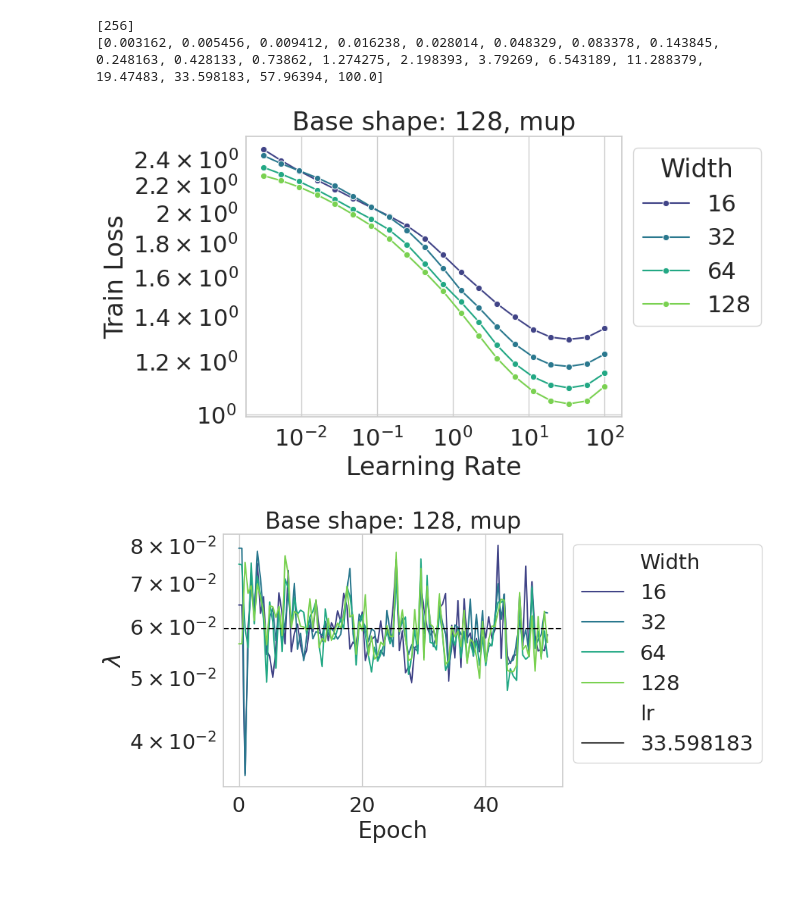
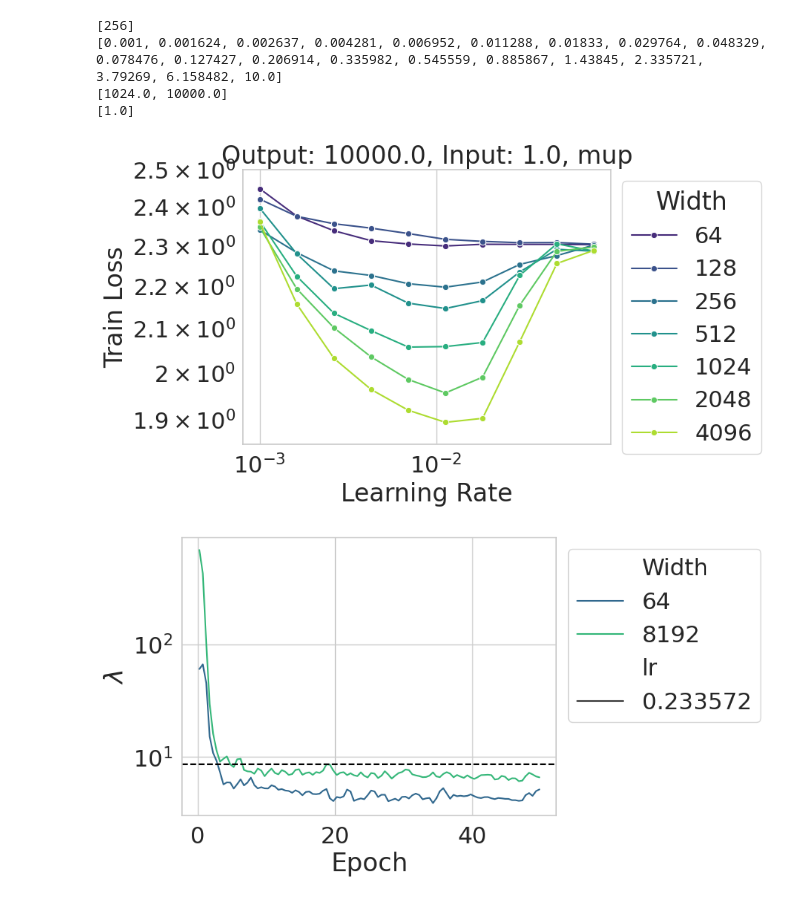
Before and after one commit to lorenzonoci/nn_large_depth_width_landscape, a Jupyter notebook: visualize.ipynb, the cells around one changed output. Saved outputs shown, nothing was run; the diff lists cells and outputs as text; code cells hidden in the pictures.

```diff
--- a/visualize.ipynb
+++ b/visualize.ipynb
@@ -1,4 +1,5 @@
 # %%
+#base_shape_ablation_base_shape_32
 import torch
 import os
 import numpy as np
@@ -95,6 +96,8 @@ def get_data(folder_path, param, epoch=49):
             d = add_metadata(fp, d)
             d["name"] = fp
             d['seed'] = args_file['seed']
+            d['output_mult'] = args_file['output_mult']
+            d['input_mult'] = args_file['input_mult']
             d['base_shape'] = args_file['base_shape']
             final_d.append(d)
     return final_d
@@ -135,6 +138,8 @@ def loss_curves(run_ds, train=True, acc=True):
         loss_d["gamma_zero"] = d["gamma_zero"]
         loss_d["k_layers"] = d["k_layers"]
         loss_d["batch_size"] = d["batch_size"]
+        loss_d["output_mult"] = d["output_mult"]
+        loss_d["input_mult"] = d["input_mult"]
         ds.append(loss_d)
         # except KeyError:
             # continue
@@ -144,7 +149,7 @@ def get_metrics_df(run_ds, metric):
     for d in run_ds:
         try:
             d[metric] = d['metrics'][metric][-1]
-            d = {k: d[k] for k in (metric, 'lr', 'base_shape', 'width_mult', 'depth_mult', 'mup_depth', 'norm', 'gamma_zero', 'beta', 'k_layers', 'batch_size', 'seed')}
+            d = {k: d[k] for k in (metric, 'input_mult', 'lr', 'output_mult', 'base_shape', 'width_mult', 'depth_mult', 'mup_depth', 'norm', 'gamma_zero', 'beta', 'k_layers', 'batch_size', 'seed')}
             ds.append(d)
         except KeyError as e:
             print(e)
@@ -154,63 +159,92 @@ def get_metrics_df(run_ds, metric):
 sns.set_palette(sns.color_palette("viridis", n_colors=5))
 sns.set_theme(style="whitegrid", font_scale=2.0, palette=sns.color_palette("viridis", n_colors=5))
 n_epochs = 49
-folder_path = "/home/ameterez/work/icml2024/rebuttal/base_shape_ablation"
+folder_path = "/home/ameterez/work/icml2024/rebuttal/base_shape_ablation_base_shape_32_with_small_output_multiplier_input_smaller_net_relu2"
 metric = "train_loss"
 parameterization = 'mup'
 run_ds = get_data(folder_path, param=parameterization, epoch=n_epochs)
 df = loss_curves(run_ds, acc=False).reset_index()
 # df = df[df['Width'] <= 64]
+df["Epoch"] = df["step"] / max(df["step"]) * (n_epochs+1)
+
 
 lrs = sorted(df.lr.unique())
 batchsizes = sorted(df.batch_size.unique())
 base_shapes = sorted(df.base_shape.unique())
+output_multipliers = sorted(df.output_mult.unique())
+input_multipliers = sorted(df.input_mult.unique())
 print(batchsizes)
 print(lrs)
+print(output_multipliers)
+print(input_multipliers)
 # %% [output]
 [256]
-[0.003162, 0.005456, 0.009412, 0.016238, 0.028014, 0.048329, 0.083378, 0.143845, 0.248163, 0.428133, 0.73862, 1.274275, 2.198393, 3.79269, 6.543189, 11.288379, 19.47483, 33.598183, 57.96394, 100.0]
+[0.001, 0.001624, 0.002637, 0.004281, 0.006952, 0.011288, 0.01833, 0.029764, 0.048329, 0.078476, 0.127427, 0.206914, 0.335982, 0.545559, 0.885867, 1.43845, 2.335721, 3.79269, 6.158482, 10.0]
+[1024.0, 10000.0]
+[1.0]
 # %%
-base = base_shapes[-1]
+base = base_shapes[0]
+output_multiplier = output_multipliers[1]
+input_multiplier = input_multipliers[0]
 df2 = df[df['base_shape'] == base]
-df2 = df2[df2['step'] == df2['step'].max()]
+df2 = df2[df2['output_mult'] == output_multiplier]
+df2 = df2[df2['input_mult'] == input_multiplier]
+df2 = df2[df2['Epoch'] == df2['Epoch'].max()]
+# df2 = df2[df2['Width'].isin([64, 2048])]
+# df2 = df2[df2['lr'] >= 0.1]
+df2 = df2[df2['lr'] <= 0.1]
+# df2 = df2[df2['Epoch'] == 20]
+
 fig, ax = plt.subplots(ncols=1, nrows=1)
-sns.lineplot(df2, x='lr', y='train_loss', hue='Width', ax=ax, marker='o', palette=sns.color_palette("viridis", n_colors=4))
+sns.lineplot(df2, x='lr', y='train_loss', hue='Width', ax=ax, marker='o', palette=sns.color_palette("viridis", n_colors=7))
 sns.move_legend(ax, loc='upper left', bbox_to_anchor=(1, 1))
 ax.set_yscale('log')
 ax.set_xscale('log')
 ax.set_ylabel("Train Loss")
 ax.set_xlabel("Learning Rate")
-ax.set_title(f"Base shape: {base}, {parameterization}")
-# fig.savefig(f"ntp_batch_size_{batch}_transfer.pdf", bbox_inches='tight')
+
+if parameterization == 'sp':
+    parameterization_ = 'ntp'
+else:
+    parameterization_ = parameterization
+ax.set_ylim(bottom=1.85, top=2.5)
+# ax.set_title(f"Base width: {base}, {parameterization_}")
+ax.set_title(f"Output: {output_multiplier}, Input: {input_multiplier}, {parameterization_}")
+# fig.savefig(f"{parameterization_}_base_width_{base}_transfer.pdf", bbox_inches='tight')
 fig.show()
 # %% [output]
-[figure, old version]
+[figure, new version]
 # %%
-# df2 = df.groupby(["Width", "lr", "seed"], as_index=False).rolling(2).mean()
-# df2 = df2[~df2['top_eig'].isna()]
+# learningrates = [lrs[7], lrs[12]]
+learningrates = [lrs[2]]
+df2 = df[df['base_shape'] == base]
+df2 = df2[df2['output_mult'] == output_multiplier]
+df2 = df2[df2['input_mult'] == input_multiplier]
 
-learningrates = [lrs[-3]]
-df2 = df[df['base_shape'] == base]
+df2 = df2[df2['Width'].isin([64, 8192])]
+
+df2 = df2.groupby(["Width", "lr", "seed"], as_index=False).rolling(2).mean()
+df2 = df2[~df2['top_eig'].isna()]
 df2 = df2[df2['lr'].isin(learningrates)]
 
 if parameterization == 'mup':
     df2['top_eig'] *= df['Width'] / base
 
-df2["Epoch"] = df2["step"] / max(df2["step"]) * (n_epochs+1)
-
 fig, ax = plt.subplots(ncols=1, nrows=1)
-sns.lineplot(df2, x='Epoch', y='top_eig', hue='Width', style='lr', ax=ax, palette=sns.color_palette("viridis", n_colors=4))
+sns.lineplot(df2, x='Epoch', y='top_eig', hue='Width', style='lr', ax=ax, palette=sns.color_palette("viridis", n_colors=2))
 sns.move_legend(ax, loc='upper left', bbox_to_anchor=(1, 1))
 ax.set_yscale('log')
 # ax.set_xscale('log')
 ax.set_ylabel(r'$\lambda$')
 # ax.set_xlabel("Step")
 for lrr in learningrates:
     ax.axhline(y=2/lrr, color='black', linestyle='--')
-ax.set_title(f"Base shape: {base}, {parameterization}")
-fig.show()
+# ax.set_title(f"Base width: {base}, {parameterization_}")
+# ax.set_title(f"Multiplier: {multiplier}, {parameterization_}")
+# fig.savefig(f"{parameterization_}_base_width_{base}_sharpness.pdf", bbox_inches='tight')
+# fig.show()
 # %% [output]
-[figure, old version]
+[figure, new version]
 # %%
 df2 = df[df['lr'].isin([lrs[6], lrs[9]])]
 df2['ntk_eig_0'] *= (df2['width_mult']*16)
```
Also changed, not shown: 3 other files.
